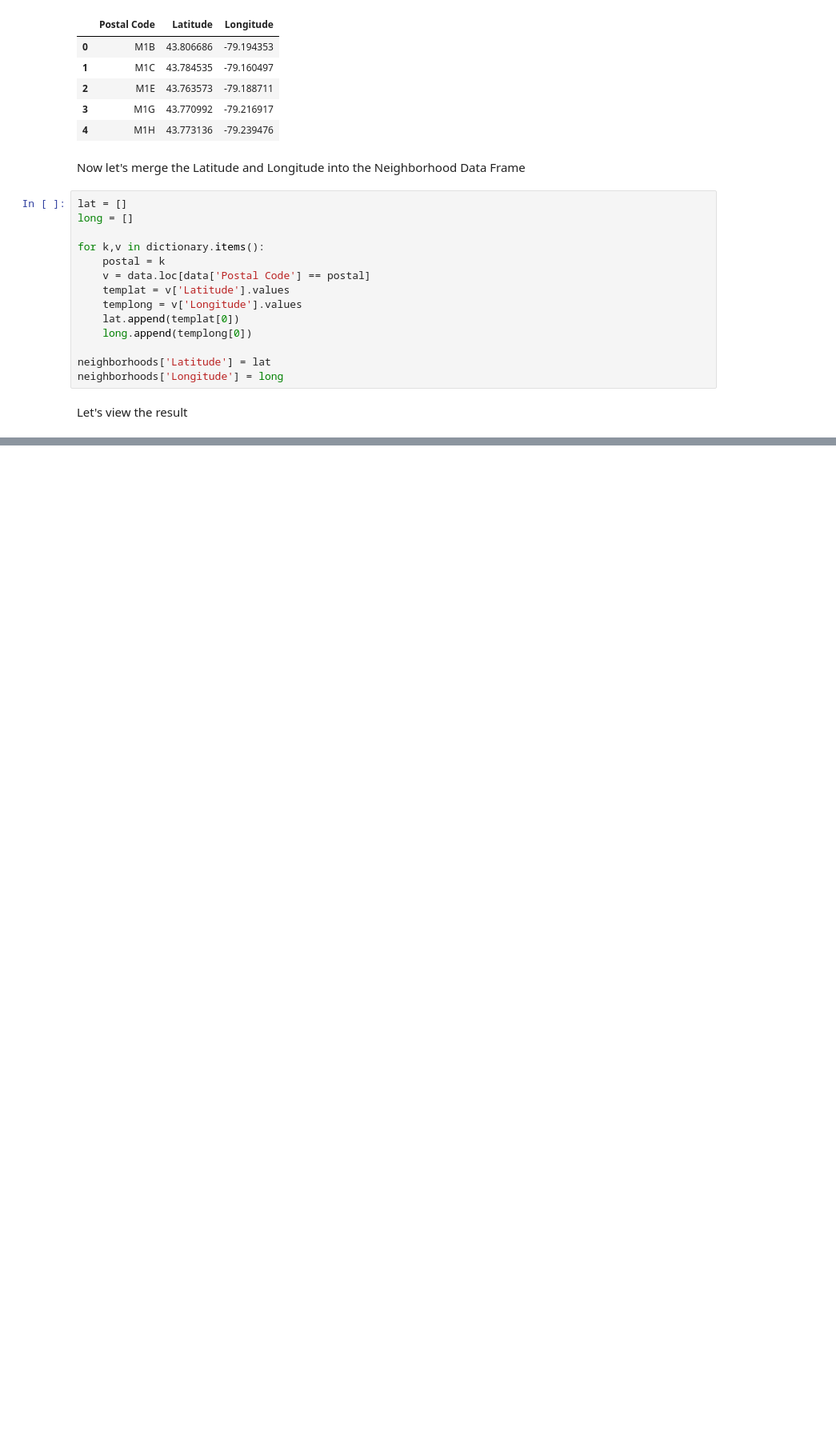
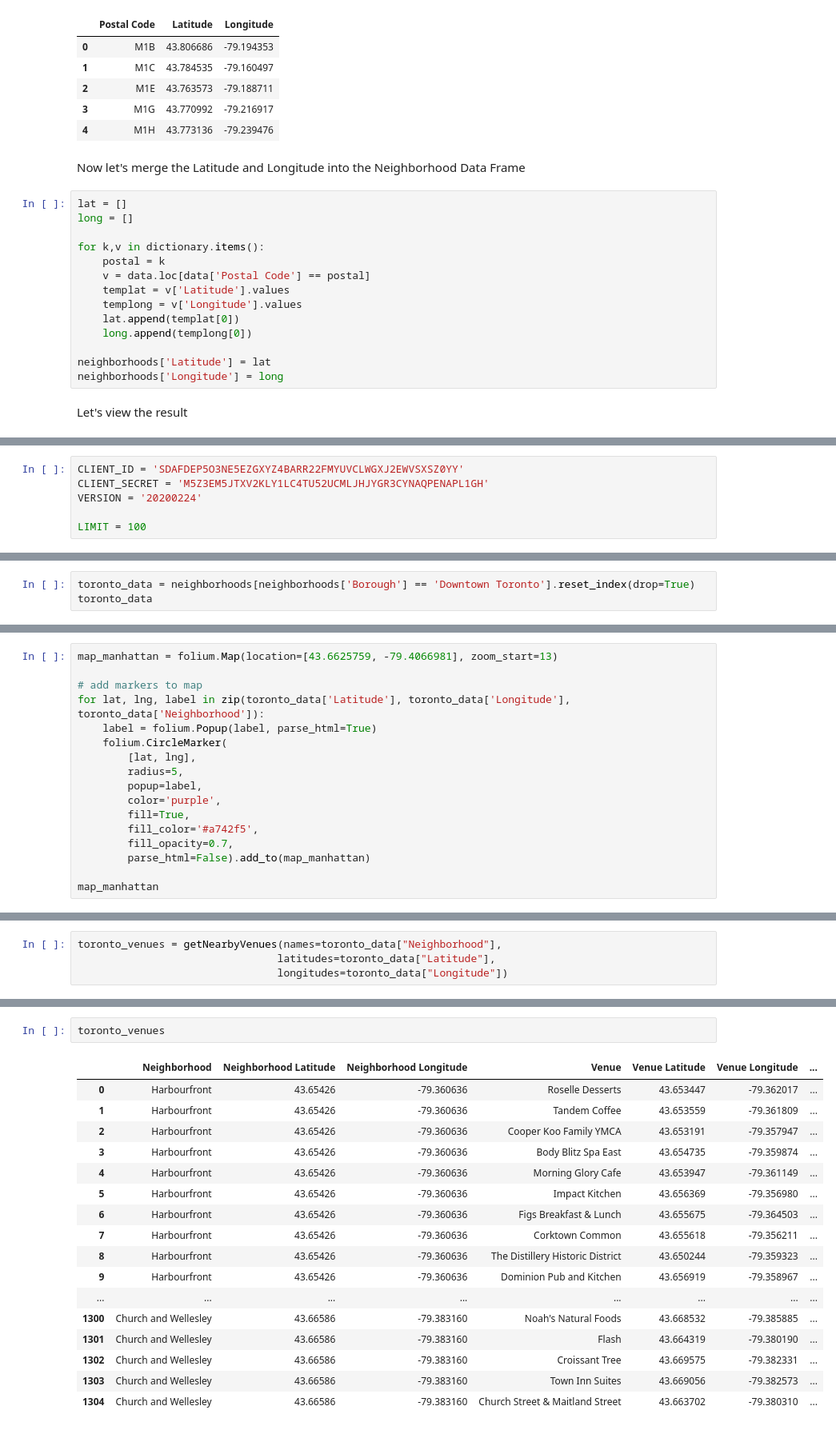
Before and after one commit to deryanthimoti/Coursera_Capstone, a Jupyter notebook: CapstoneProject_Coursera.ipynb, the cells around one changed output, grey strips where cells are left out. Shown: that part at 80% size. Drawn from its saved outputs; the diff is of its cells as text; blank space fills up the shorter version.

Commit message:
updated Toronto clustering

```diff
--- a/CapstoneProject_Coursera.ipynb
+++ b/CapstoneProject_Coursera.ipynb
@@ -132,0 +139,6 @@ map_toronto
+# %%
+CLIENT_ID = 'SDAFDEP5O3NE5EZGXYZ4BARR22FMYUVCLWGXJ2EWVSXSZ0YY'
+CLIENT_SECRET = 'M5Z3EM5JTXV2KLY1LC4TU52UCMLJHJYGR3CYNAQPENAPL1GH'
+VERSION = '20200224'
+
+LIMIT = 100
@@ -132,0 +147,3 @@ map_toronto
+# %%
+toronto_data = neighborhoods[neighborhoods['Borough'] == 'Downtown Toronto'].reset_index(drop=True)
+toronto_data
@@ -132,0 +170,17 @@ map_toronto
+# %%
+map_manhattan = folium.Map(location=[43.6625759, -79.4066981], zoom_start=13)
+
+# add markers to map
+for lat, lng, label in zip(toronto_data['Latitude'], toronto_data['Longitude'], toronto_data['Neighborhood']):
+    label = folium.Popup(label, parse_html=True)
+    folium.CircleMarker(
+        [lat, lng],
+        radius=5,
+        popup=label,
+        color='purple',
+        fill=True,
+        fill_color='#a742f5',
+        fill_opacity=0.7,
+        parse_html=False).add_to(map_manhattan)
+
+map_manhattan
@@ -132,0 +242,4 @@ map_toronto
+# %%
+toronto_venues = getNearbyVenues(names=toronto_data["Neighborhood"],
+                                latitudes=toronto_data["Latitude"],
+                                longitudes=toronto_data["Longitude"])
@@ -132,0 +266,20 @@ map_toronto
+# %%
+toronto_venues
+# %% [output]
+|  | Neighborhood | Neighborhood Latitude | Neighborhood Longitude | Venue | Venue Latitude | Venue Longitude | ... |
+| 0 | Harbourfront | 43.65426 | -79.360636 | Roselle Desserts | 43.653447 | -79.362017 | ... |
+| 1 | Harbourfront | 43.65426 | -79.360636 | Tandem Coffee | 43.653559 | -79.361809 | ... |
+| 2 | Harbourfront | 43.65426 | -79.360636 | Cooper Koo Family YMCA | 43.653191 | -79.357947 | ... |
+| 3 | Harbourfront | 43.65426 | -79.360636 | Body Blitz Spa East | 43.654735 | -79.359874 | ... |
+| 4 | Harbourfront | 43.65426 | -79.360636 | Morning Glory Cafe | 43.653947 | -79.361149 | ... |
+| 5 | Harbourfront | 43.65426 | -79.360636 | Impact Kitchen | 43.656369 | -79.356980 | ... |
+| 6 | Harbourfront | 43.65426 | -79.360636 | Figs Breakfast & Lunch | 43.655675 | -79.364503 | ... |
+| 7 | Harbourfront | 43.65426 | -79.360636 | Corktown Common | 43.655618 | -79.356211 | ... |
+| 8 | Harbourfront | 43.65426 | -79.360636 | The Distillery Historic District | 43.650244 | -79.359323 | ... |
+| 9 | Harbourfront | 43.65426 | -79.360636 | Dominion Pub and Kitchen | 43.656919 | -79.358967 | ... |
+| ... | ... | ... | ... | ... | ... | ... | ... |
+| 1300 | Church and Wellesley | 43.66586 | -79.383160 | Noah's Natural Foods | 43.668532 | -79.385885 | ... |
+| 1301 | Church and Wellesley | 43.66586 | -79.383160 | Flash | 43.664319 | -79.380190 | ... |
+| 1302 | Church and Wellesley | 43.66586 | -79.383160 | Croissant Tree | 43.669575 | -79.382331 | ... |
+| 1303 | Church and Wellesley | 43.66586 | -79.383160 | Town Inn Suites | 43.669056 | -79.382573 | ... |
+| 1304 | Church and Wellesley | 43.66586 | -79.383160 | Church Street & Maitland Street | 43.663702 | -79.380310 | ... |
```
Also changed, not shown: parts of 33 cells of this notebook.
